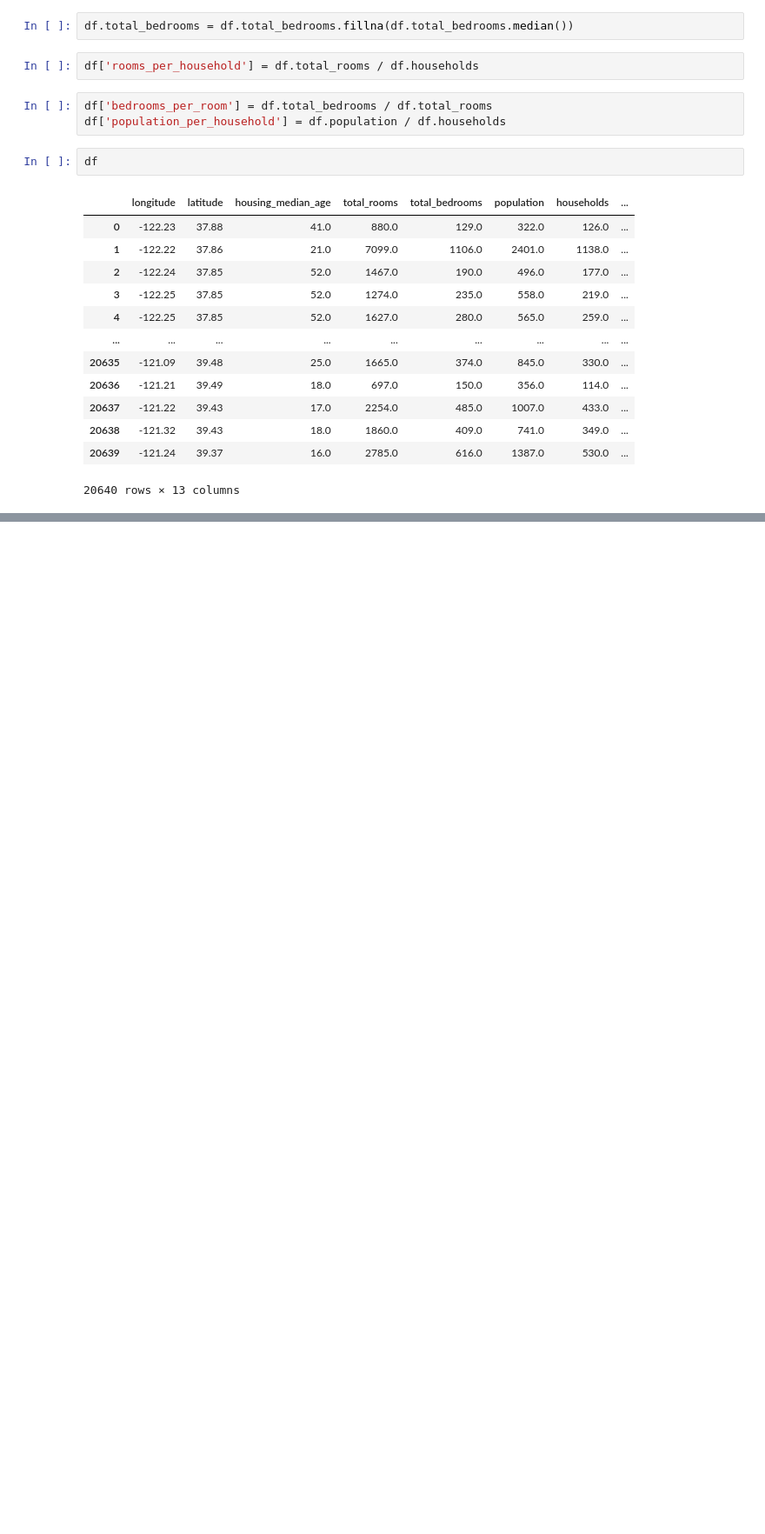
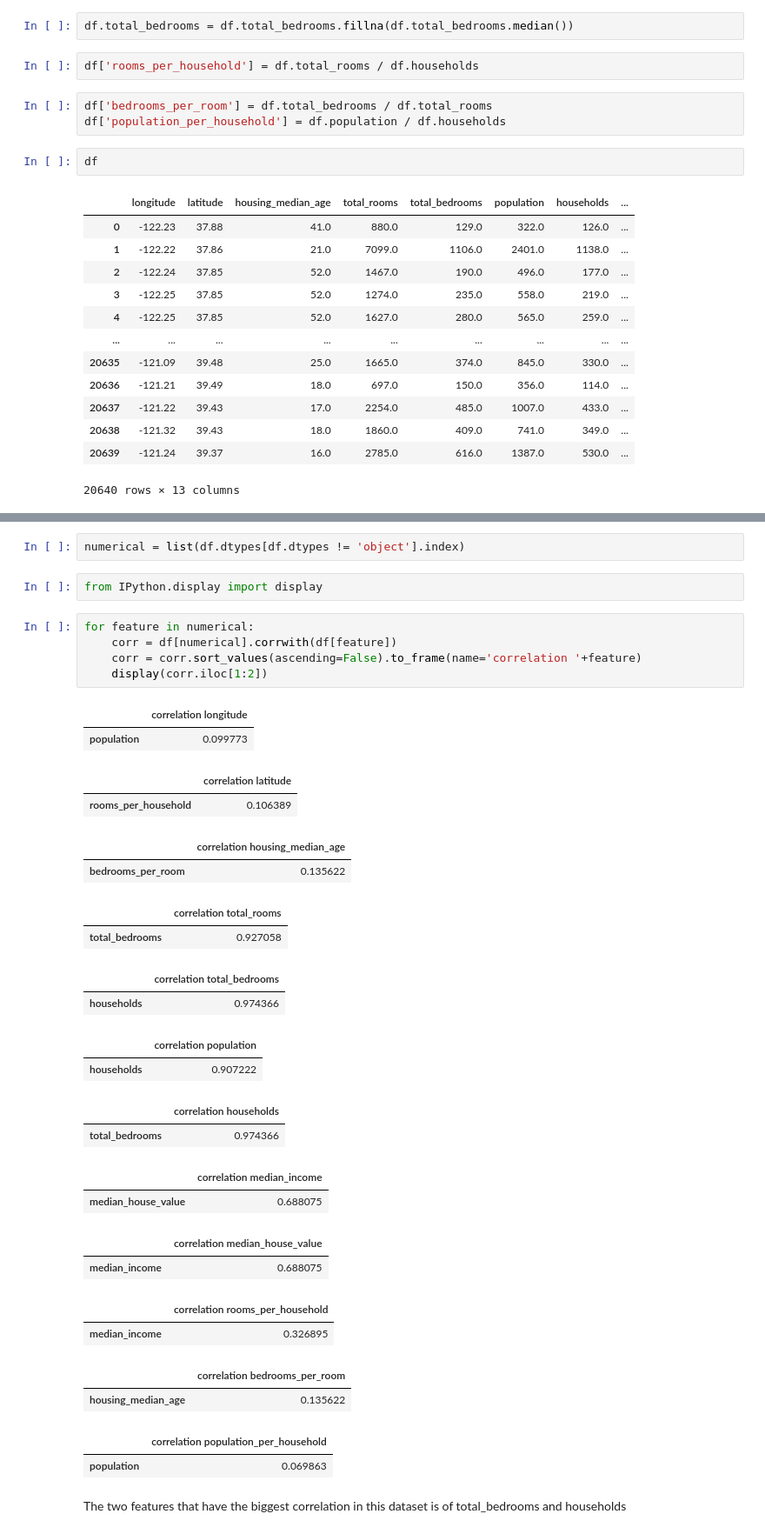
Before and after one commit to SurjanaJ/ML-ZoomCamp, a Jupyter notebook: Chapter 3 - Binary Classification/Classification_Homework.ipynb, the cells around one changed output, grey strips where cells are left out. Shown: that part at 87% size. Drawn from its saved outputs; the diff is of its cells as text; blank space fills up the shorter version.

```diff
--- a/Chapter 3 - Binary Classification/Classification_Homework.ipynb
+++ b/Chapter 3 - Binary Classification/Classification_Homework.ipynb
@@ -108,0 +82,36 @@ TypeError: unsupported operand type(s) for /: 'str' and 'int'
+# %%
+numerical = list(df.dtypes[df.dtypes != 'object'].index)
+# %%
+from IPython.display import display
+# %%
+for feature in numerical:
+    corr = df[numerical].corrwith(df[feature])
+    corr = corr.sort_values(ascending=False).to_frame(name='correlation '+feature)
+    display(corr.iloc[1:2])
+# %% [output]
+|  | correlation longitude |
+| population | 0.099773 |
+|  | correlation latitude |
+| rooms_per_household | 0.106389 |
+|  | correlation housing_median_age |
+| bedrooms_per_room | 0.135622 |
+|  | correlation total_rooms |
+| total_bedrooms | 0.927058 |
+|  | correlation total_bedrooms |
+| households | 0.974366 |
+|  | correlation population |
+| households | 0.907222 |
+|  | correlation households |
+| total_bedrooms | 0.974366 |
+|  | correlation median_income |
+| median_house_value | 0.688075 |
+|  | correlation median_house_value |
+| median_income | 0.688075 |
+|  | correlation rooms_per_household |
+| median_income | 0.326895 |
+|  | correlation bedrooms_per_room |
+| housing_median_age | 0.135622 |
+|  | correlation population_per_household |
+| population | 0.069863 |
+# %% [markdown]
+The two features that have the biggest correlation in this dataset is of total_bedrooms and households
```
Also changed, not shown: parts of 44 cells of this notebook.
